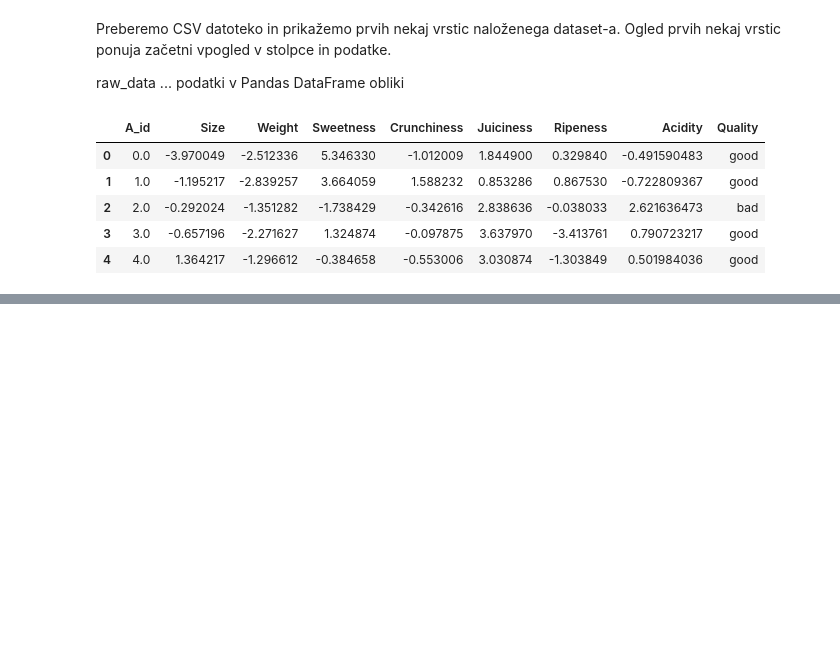
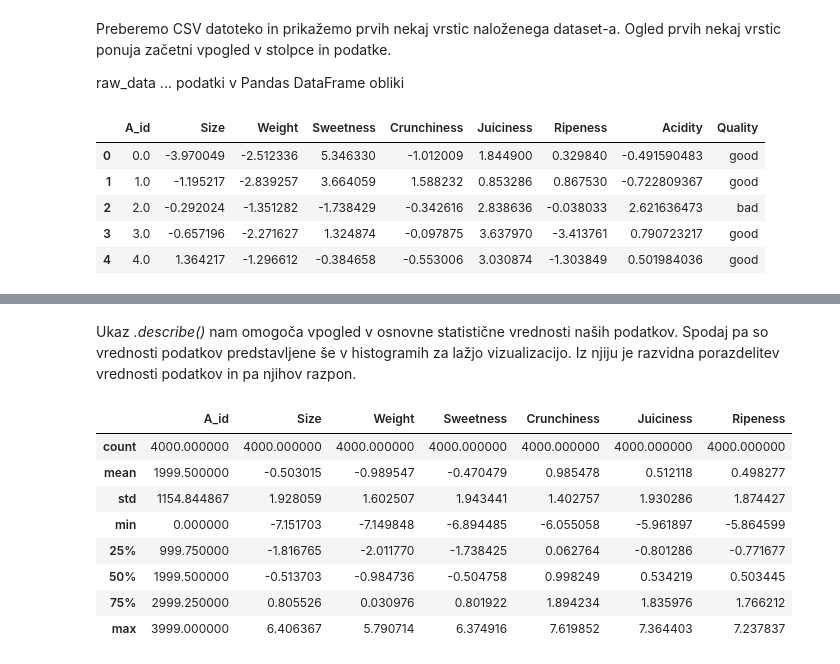
Before and after one commit to m2rij2/KKJ, a Jupyter notebook: klasifikacija-kakovosti-jabolk.ipynb, the cells around one changed output, grey strips where cells are left out. Drawn from its saved outputs; the diff is of its cells as text; code cells hidden in the pictures; blank space fills up the shorter version.

```diff
--- a/klasifikacija-kakovosti-jabolk.ipynb
+++ b/klasifikacija-kakovosti-jabolk.ipynb
@@ -30,0 +54,14 @@ raw_data.head()
+# %% [markdown]
+Ukaz *.describe()* nam omogoča vpogled v osnovne statistične vrednosti naših podatkov. Spodaj pa so vrednosti podatkov predstavljene še v histogramih za lažjo vizualizacijo. Iz njiju je razvidna porazdelitev vrednosti podatkov in pa njihov razpon.
+# %%
+raw_data.describe()
+# %% [output]
+|  | A_id | Size | Weight | Sweetness | Crunchiness | Juiciness | Ripeness |
+| count | 4000.000000 | 4000.000000 | 4000.000000 | 4000.000000 | 4000.000000 | 4000.000000 | 4000.000000 |
+| mean | 1999.500000 | -0.503015 | -0.989547 | -0.470479 | 0.985478 | 0.512118 | 0.498277 |
+| std | 1154.844867 | 1.928059 | 1.602507 | 1.943441 | 1.402757 | 1.930286 | 1.874427 |
+| min | 0.000000 | -7.151703 | -7.149848 | -6.894485 | -6.055058 | -5.961897 | -5.864599 |
+| 25% | 999.750000 | -1.816765 | -2.011770 | -1.738425 | 0.062764 | -0.801286 | -0.771677 |
+| 50% | 1999.500000 | -0.513703 | -0.984736 | -0.504758 | 0.998249 | 0.534219 | 0.503445 |
+| 75% | 2999.250000 | 0.805526 | 0.030976 | 0.801922 | 1.894234 | 1.835976 | 1.766212 |
+| max | 3999.000000 | 6.406367 | 5.790714 | 6.374916 | 7.619852 | 7.364403 | 7.237837 |
```
Also changed, not shown: parts of 7 cells of this notebook.
